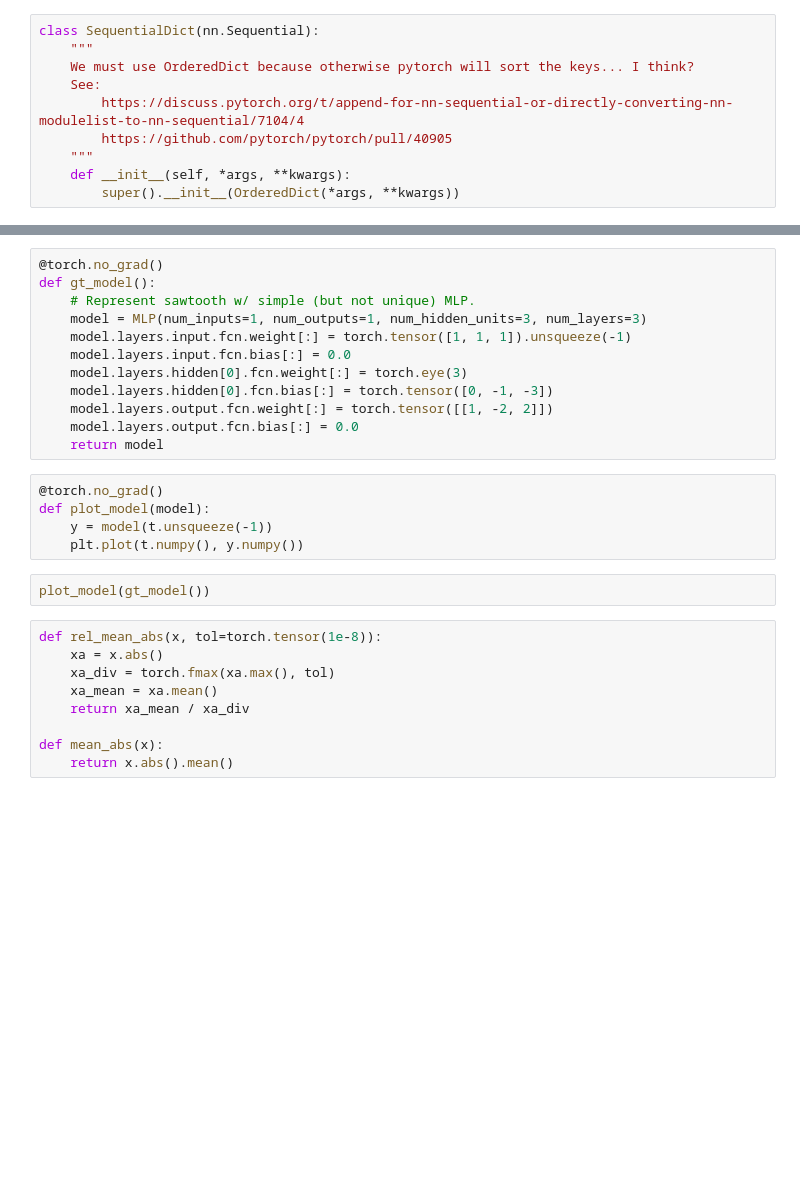
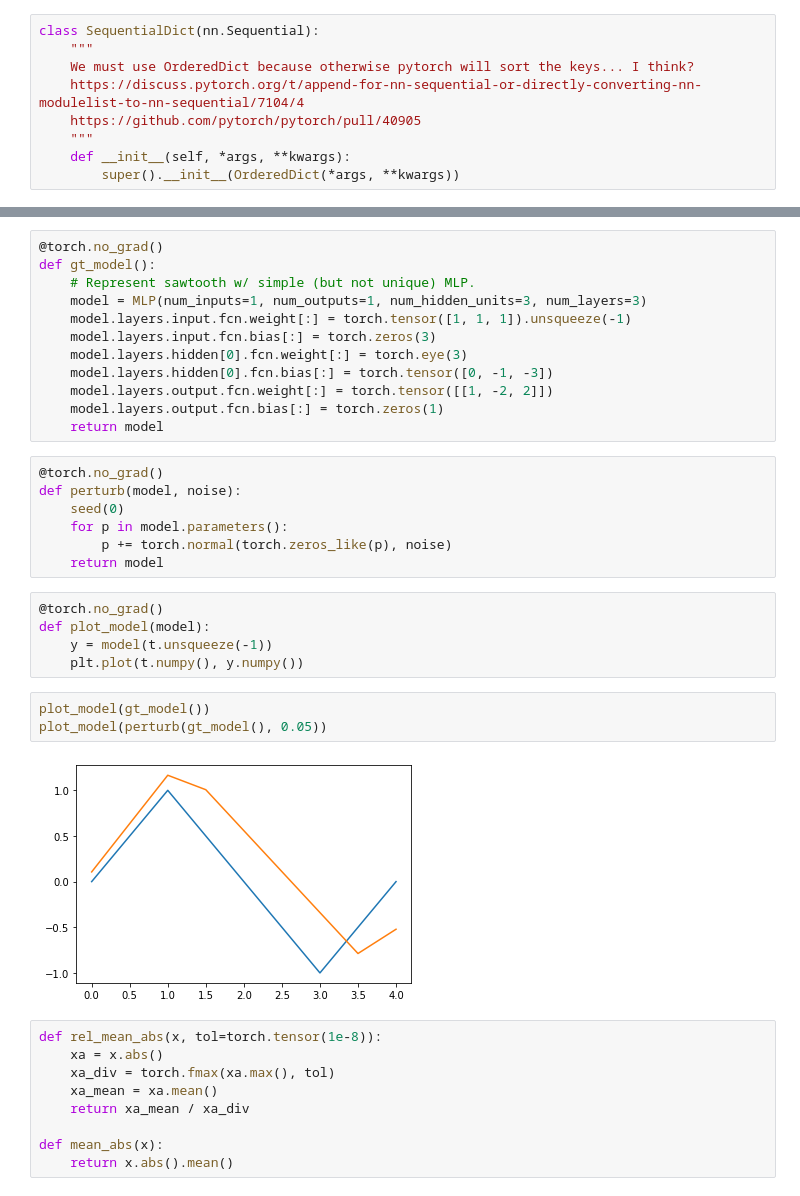
Before and after one commit to EricCousineau-TRI/repro, a Jupyter notebook: python/understand_torch_sgd_and_mlp/mlp_sin.ipynb, the cells around one changed output, grey strips where cells are left out. Drawn from its saved outputs; the diff is of its cells as text; blank space fills up the shorter version.

```diff
--- a/python/understand_torch_sgd_and_mlp/mlp_sin.ipynb
+++ b/python/understand_torch_sgd_and_mlp/mlp_sin.ipynb
@@ -32,9 +32,8 @@ def flat_cat_detached(ps):
 class SequentialDict(nn.Sequential):
     """
     We must use OrderedDict because otherwise pytorch will sort the keys... I think?
-    See:
-        https://discuss.pytorch.org/t/append-for-nn-sequential-or-directly-converting-nn-modulelist-to-nn-sequential/7104/4
-        https://github.com/pytorch/pytorch/pull/40905
+    https://discuss.pytorch.org/t/append-for-nn-sequential-or-directly-converting-nn-modulelist-to-nn-sequential/7104/4
+    https://github.com/pytorch/pytorch/pull/40905
     """
     def __init__(self, *args, **kwargs):
         super().__init__(OrderedDict(*args, **kwargs))
@@ -186,19 +176,29 @@ def gt_model():
     # Represent sawtooth w/ simple (but not unique) MLP.
     model = MLP(num_inputs=1, num_outputs=1, num_hidden_units=3, num_layers=3)
     model.layers.input.fcn.weight[:] = torch.tensor([1, 1, 1]).unsqueeze(-1)
-    model.layers.input.fcn.bias[:] = 0.0
+    model.layers.input.fcn.bias[:] = torch.zeros(3)
     model.layers.hidden[0].fcn.weight[:] = torch.eye(3)
     model.layers.hidden[0].fcn.bias[:] = torch.tensor([0, -1, -3])
     model.layers.output.fcn.weight[:] = torch.tensor([[1, -2, 2]])
-    model.layers.output.fcn.bias[:] = 0.0
+    model.layers.output.fcn.bias[:] = torch.zeros(1)
     return model
+# %%
+@torch.no_grad()
+def perturb(model, noise):
+    seed(0)
+    for p in model.parameters():
+        p += torch.normal(torch.zeros_like(p), noise)
+    return model
 # %%
 @torch.no_grad()
 def plot_model(model):
     y = model(t.unsqueeze(-1))
     plt.plot(t.numpy(), y.numpy())
-# %%
-plot_model(gt_model())
+# %%
+plot_model(gt_model())
+plot_model(perturb(gt_model(), 0.05))
+# %% [output]
+[figure, added]
 # %%
 def rel_mean_abs(x, tol=torch.tensor(1e-8)):
     xa = x.abs()
```
Also changed, not shown: parts of 11 cells of this notebook.
